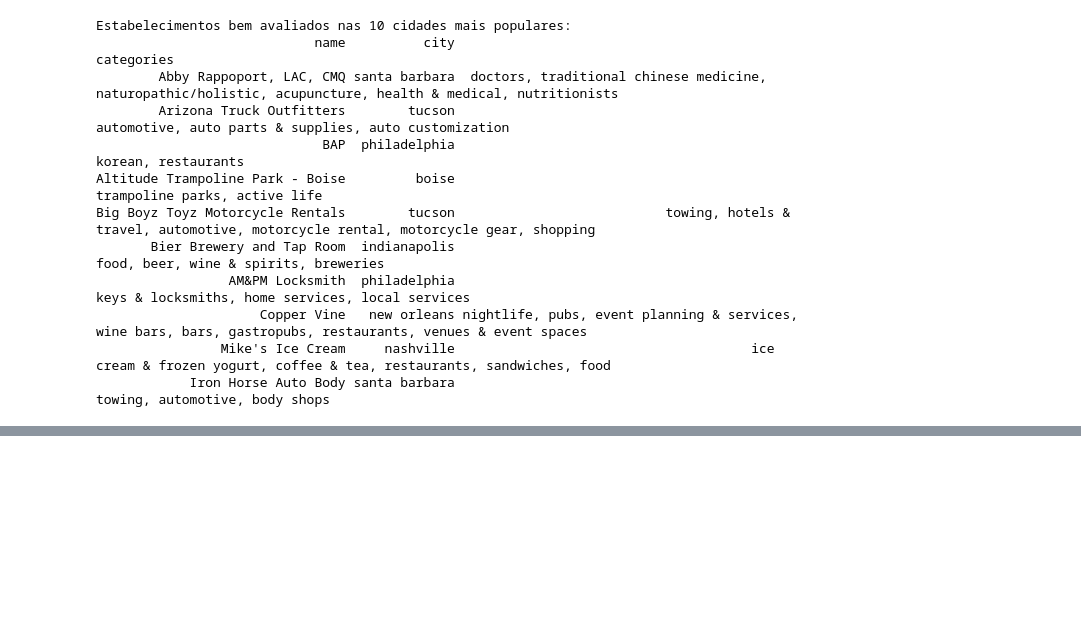
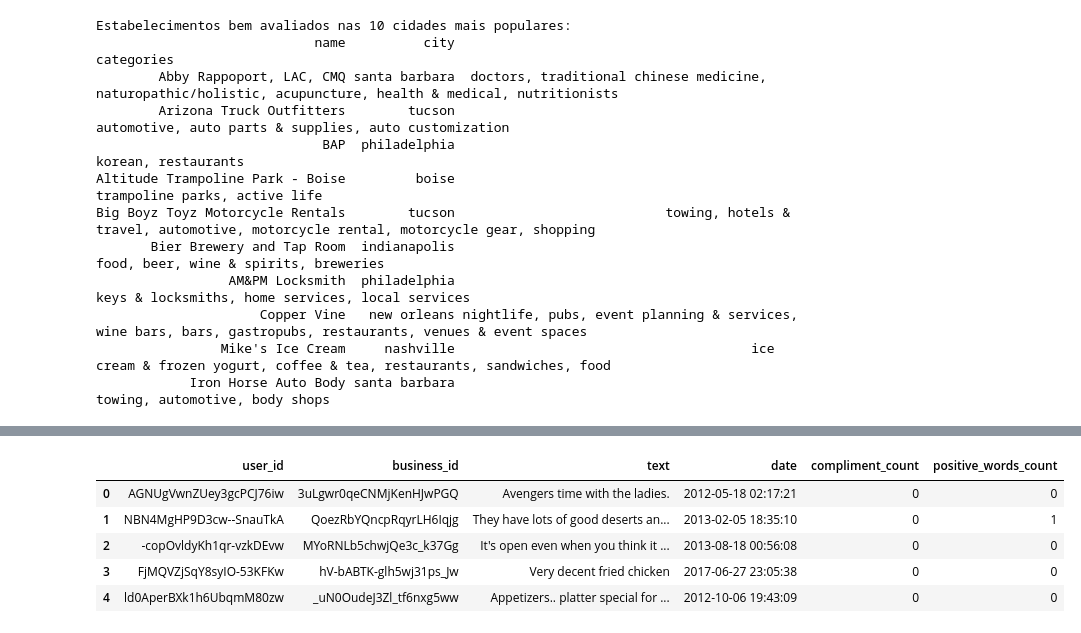
Before and after one commit to ste-coding/pisi3-grupo05, a Jupyter notebook: eda.ipynb, the cells around one changed output, grey strips where cells are left out. Drawn from its saved outputs; the diff is of its cells as text; code cells hidden in the pictures; blank space fills up the shorter version.

```diff
--- a/eda.ipynb
+++ b/eda.ipynb
@@ -586,0 +630,19 @@ Big Boyz Toyz Motorcycle Rentals        tucson                           towing,
+# %%
+import re
+
+positive_words = ['good', 'excellent', 'amazing', 'best', 'fantastic', 'lovely', 'awesome','nice']
+
+def count_positive_words(text):
+    words = re.findall(r'\b\w+\b', text.lower())
+    return sum(1 for word in words if word in positive_words)
+
+df_tip['positive_words_count'] = df_tip['text'].apply(count_positive_words)
+
+df_tip.head()
+# %% [output]
+|  | user_id | business_id | text | date | compliment_count | positive_words_count |
+| 0 | AGNUgVwnZUey3gcPCJ76iw | 3uLgwr0qeCNMjKenHJwPGQ | Avengers time with the ladies. | 2012-05-18 02:17:21 | 0 | 0 |
+| 1 | NBN4MgHP9D3cw--SnauTkA | QoezRbYQncpRqyrLH6Iqjg | They have lots of good deserts an... | 2013-02-05 18:35:10 | 0 | 1 |
+| 2 | -copOvldyKh1qr-vzkDEvw | MYoRNLb5chwjQe3c_k37Gg | It's open even when you think it ... | 2013-08-18 00:56:08 | 0 | 0 |
+| 3 | FjMQVZjSqY8syIO-53KFKw | hV-bABTK-glh5wj31ps_Jw | Very decent fried chicken | 2017-06-27 23:05:38 | 0 | 0 |
+| 4 | ld0AperBXk1h6UbqmM80zw | _uN0OudeJ3Zl_tf6nxg5ww | Appetizers.. platter special for ... | 2012-10-06 19:43:09 | 0 | 0 |
```
Also changed, not shown: parts of 4 cells of this notebook.
